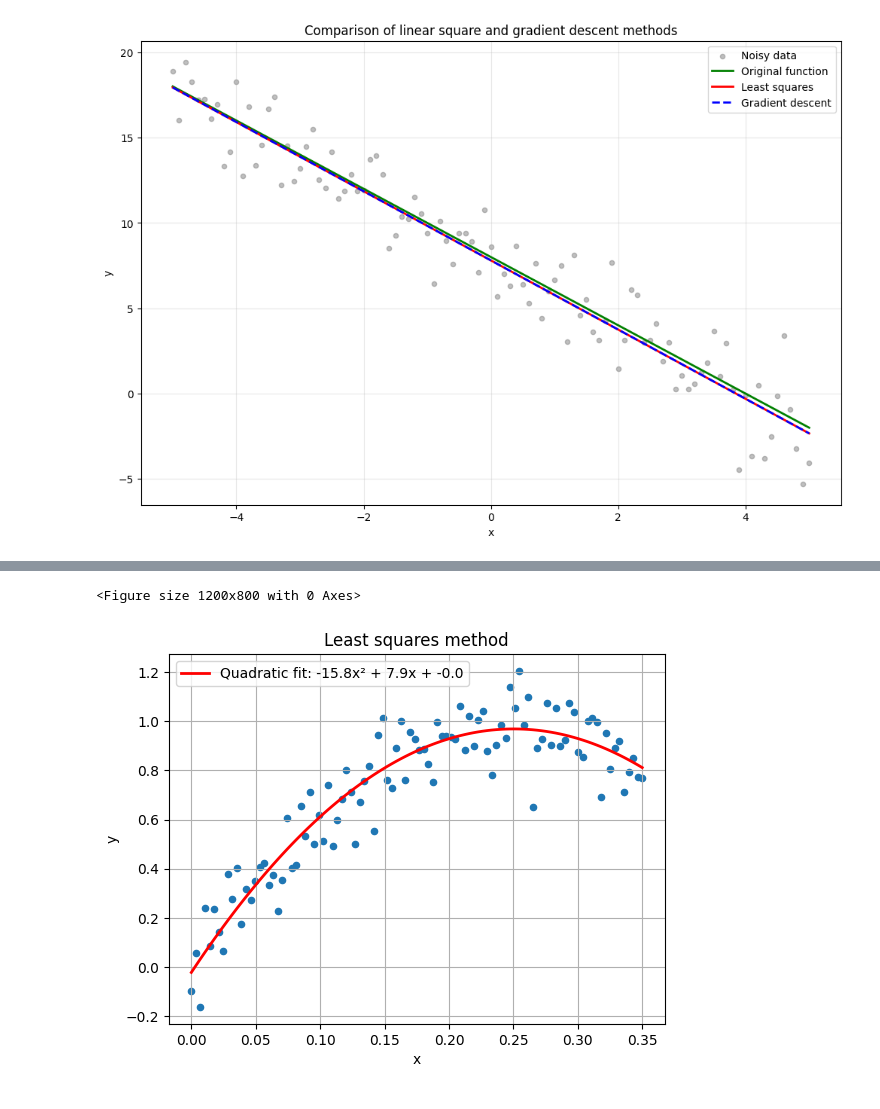
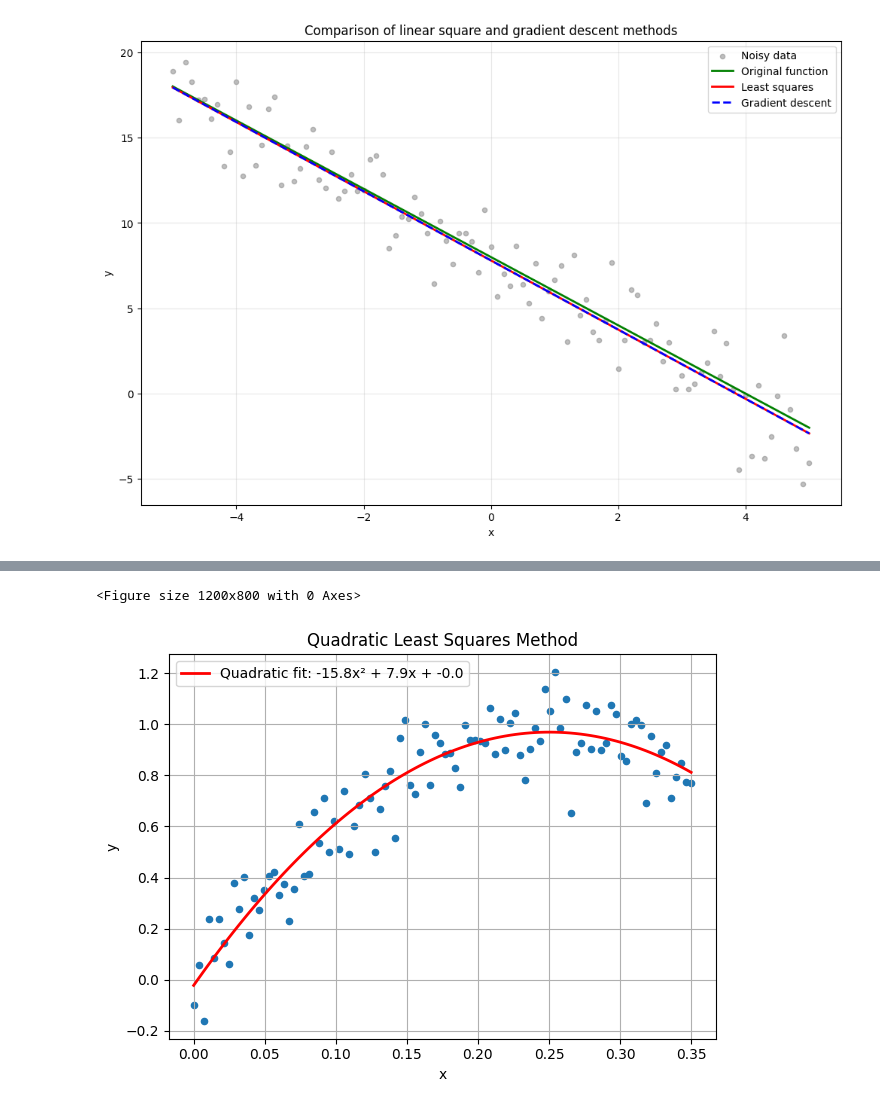
Before and after one commit to 4gn5t/DataAnalysis, a Jupyter notebook: lab3/graphs.ipynb, the cells around one changed output, grey strips where cells are left out. Drawn from its saved outputs; the diff is of its cells as text; code cells hidden in the pictures.

```diff
--- a/lab3/graphs.ipynb
+++ b/lab3/graphs.ipynb
@@ -149,16 +132,29 @@ df
 # %%
-coefficients = np.polyfit(df['x'], df['y_noisy'], 2)
+df = pd.read_excel('МНК_6.xlsx')
+
+x = df['x']
+y_noisy = df['y_noisy']
+
+df = pd.DataFrame({
+    'x': x,
+    'y': y_noisy
+})
+plt.figure(figsize=(12, 8))
+
+coefficients = np.polyfit(df['x'], df['y'], 2)
 x_ls = np.linspace(df['x'].min(), df['x'].max(), 100)
 y_ls = coefficients[0] * x_ls**2 + coefficients[1] * x_ls + coefficients[2]
 
-plt.figure(figsize=(12, 8))
-df.plot(x='x', y='y_noisy', kind='scatter', title='Least squares method')
-plt.plot(x_ls, y_ls, 'r-', label=f'Quadratic fit: {coefficients[0]:.1f}x² + {coefficients[1]:.1f}x + {coefficients[2]:.1f}', linewidth=2)
-plt.grid()
+df.plot(x='x', y='y', kind='scatter', title='Quadratic Least Squares Method')
+plt.plot(x_ls, y_ls, 'r-',
+         label=f'Quadratic fit: {coefficients[0]:.1f}x² + {coefficients[1]:.1f}x + {coefficients[2]:.1f}',
+         linewidth=2)
+plt.grid(True)
 plt.legend()
 plt.xlabel('x')
 plt.ylabel('y')
+plt.tight_layout()
 plt.show()
 # %% [output]
 <Figure size 1200x800 with 0 Axes>
-[figure, old version]
+[figure, new version]
```
Also changed, not shown: parts of 1 cell of this notebook, 1 other file.
